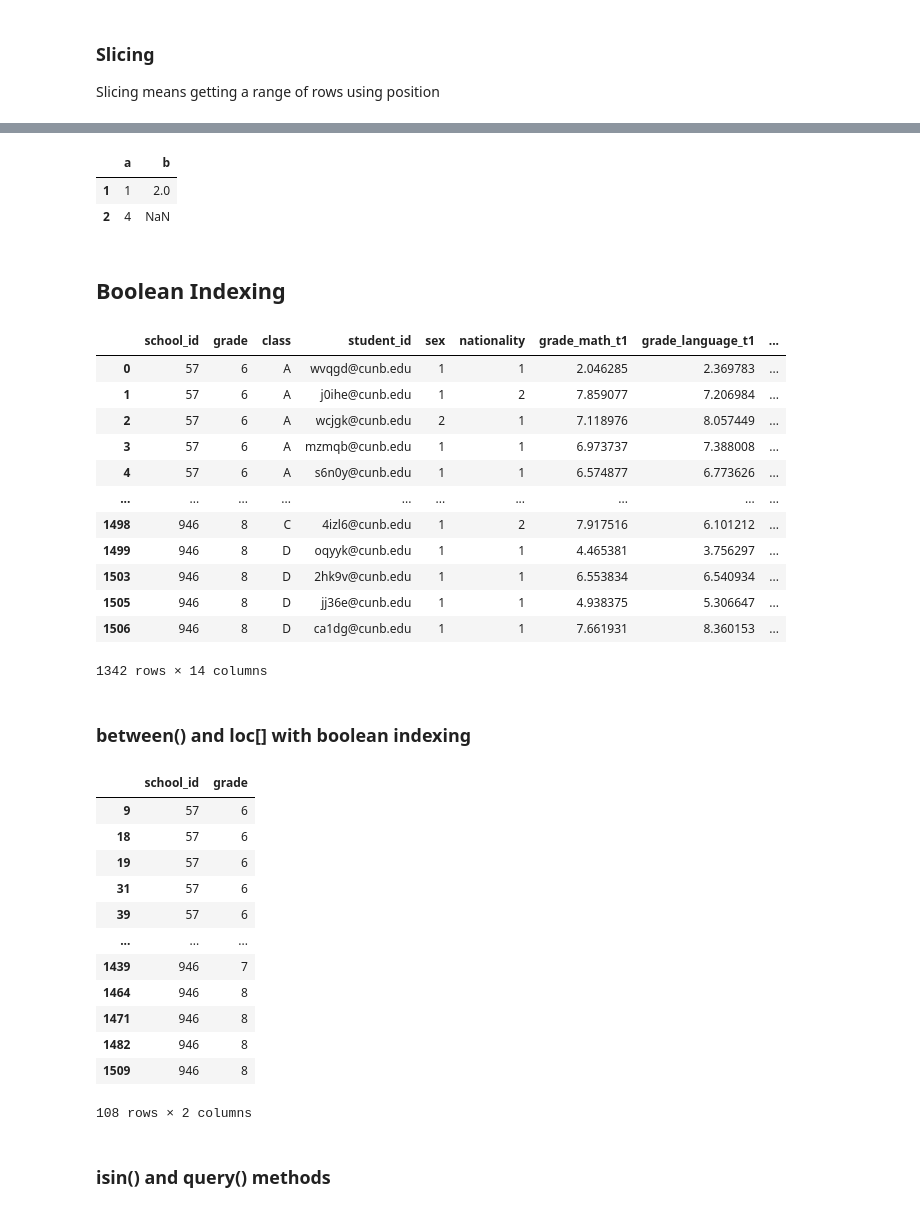
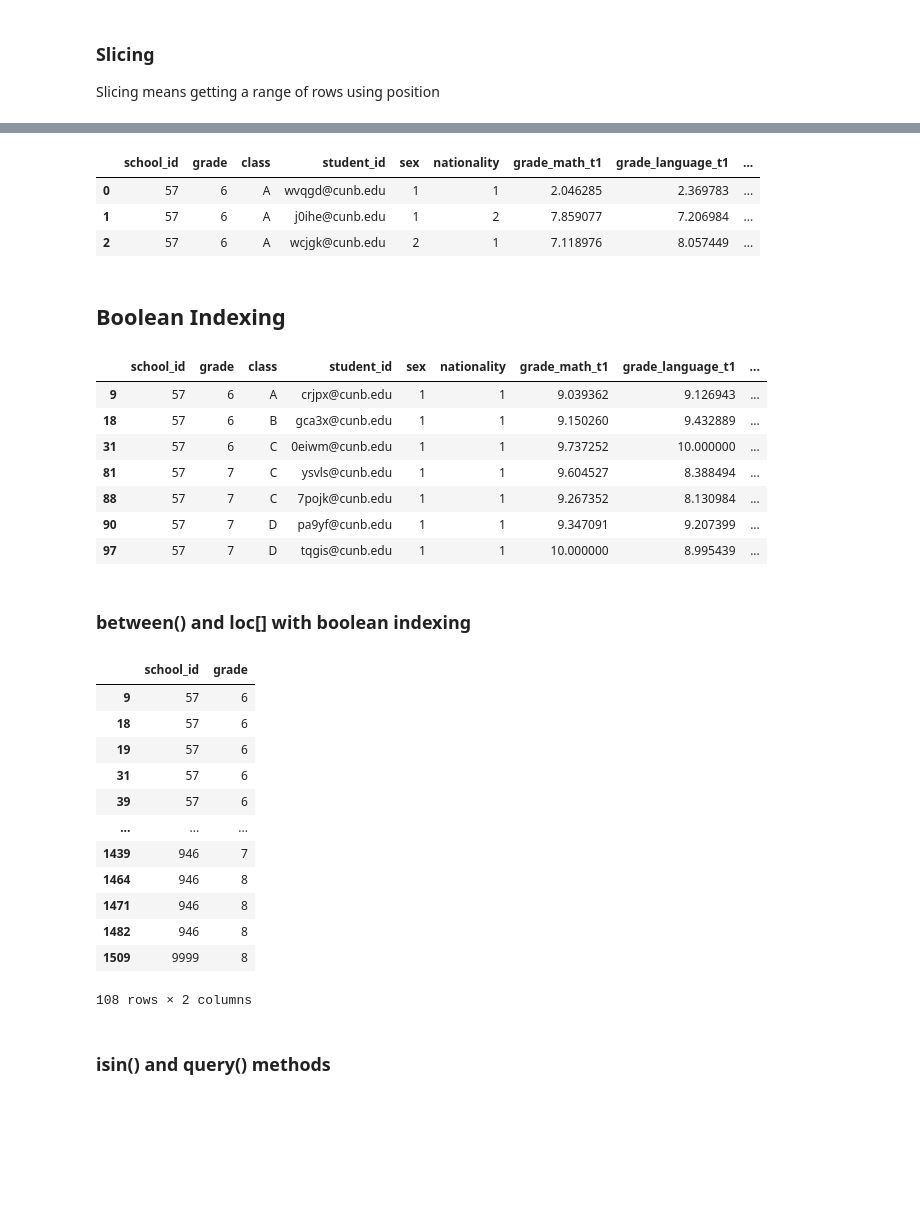
Before and after one commit to MaCoZu/python_notebooks, a Jupyter notebook: Pandas/02_Pandas_Selecting_Indexing_Filtering.ipynb, the cells around one changed output, grey strips where cells are left out. Cells and saved outputs as stored; diff of their text form; code cells hidden in the pictures; blank space fills up the shorter version.

```diff
--- a/Pandas/02_Pandas_Selecting_Indexing_Filtering.ipynb
+++ b/Pandas/02_Pandas_Selecting_Indexing_Filtering.ipynb
@@ -59,5 +59,6 @@ grade          8
 Name: 1509, dtype: object
 # %%
 # indexing by row/col name
+df.at[1509, "school_id"]  = 9999  # set value of single cell
 df.at[1509, "school_id"]  # single cell
 # %% [output]
@@ -65,4 +66,5 @@ np.int64(946)
 # %%
 # indexing by row/col position
+df.iat[1509, 3] = "eohgp-ws@cunb.edu" # update value of single cell
 df.iat[1509, 3] # row 1509, col 3 (email)
 # %% [output]
@@ -69,0 +72,11 @@ df.iat[1509, 3] # row 1509, col 3 (email)
+# %%
+df.loc[200:204]  # select rows by name sliced -> from : to
+df[200:204]  # select rows by index sliced -> from : to
+
+# names in the index
+df_id = df.set_index("student_id", drop=True)
+df_id.loc[['j0ihe@cunb.edu', 'mzmqb@cunb.edu']]
+# df_id.iloc[['j0ihe@cunb.edu', 'mzmqb@cunb.edu']] # does not work because iloc only accepts integer positions
+
+df_id[1:4]
+df_id.iloc[1:4]
@@ -141,33 +92,37 @@ Name: date_of_birth, Length: 1510, dtype: object
 # %%
+df.iloc[0:3]  # first 3 rows by index
+# slicing rows, columns
+df.loc[:2, ["sex", "school_id"]]  # slice of rows and selection of columns
+df.loc[:, "sex": "grade_language_t1"]  # get all row from col 'b' & 'c'
+df.loc[1:3, "sex": "grade_language_t1"]  # get rows from : to, of columns from:to
+df.loc[1:2, :]  # get rows - from : to & all columns
+df.iloc[:, -1]  # select last column by index
 df.iloc[0:3, :]  #  Slicing Rows and Columns by position
 df.iloc[:, 0:3]  # slice columns by index position.
 df.iloc[0:2, 1:3]  # slice row and columns by index position.
 df.iloc[:2, :2]  # row index 0 to index 1 (exclusive 2), column zero to one
 # %% [output]
-|  | a | b |
-| 1 | 1 | 2.0 |
-| 2 | 4 | NaN |
+|  | school_id | grade | class | student_id | sex | nationality | grade_math_t1 | grade_language_t1 | ... |
+| 0 | 57 | 6 | A | wvqgd@cunb.edu | 1 | 1 | 2.046285 | 2.369783 | ... |
+| 1 | 57 | 6 | A | j0ihe@cunb.edu | 1 | 2 | 7.859077 | 7.206984 | ... |
+| 2 | 57 | 6 | A | wcjgk@cunb.edu | 2 | 1 | 7.118976 | 8.057449 | ... |
 # %% [markdown]
 ## Boolean Indexing
 # %%
 # df[df["school_id"] == 57]
-df[(df["grade_math_t1"] > 9) & (df["school_id"] == 57)]
-df[df["school_id"].isin([57, 141])]
-df[df["date_of_birth"]>"1995-01-01"]
+df[df["school_id"].isin([57, 141])] # multiple values in a column
+df[df["date_of_birth"]>"1995-01-01"] # greater than
+df[(df["grade_math_t1"] > 9) | (df["school_id"] == 57)] # or
+df[(df["grade_math_t1"] > 9) & (df["school_id"] == 57)] # and
 # %% [output]
 |  | school_id | grade | class | student_id | sex | nationality | grade_math_t1 | grade_language_t1 | ... |
-| 0 | 57 | 6 | A | wvqgd@cunb.edu | 1 | 1 | 2.046285 | 2.369783 | ... |
-| 1 | 57 | 6 | A | j0ihe@cunb.edu | 1 | 2 | 7.859077 | 7.206984 | ... |
-| 2 | 57 | 6 | A | wcjgk@cunb.edu | 2 | 1 | 7.118976 | 8.057449 | ... |
-| 3 | 57 | 6 | A | mzmqb@cunb.edu | 1 | 1 | 6.973737 | 7.388008 | ... |
-| 4 | 57 | 6 | A | s6n0y@cunb.edu | 1 | 1 | 6.574877 | 6.773626 | ... |
-| ... | ... | ... | ... | ... | ... | ... | ... | ... | ... |
-| 1498 | 946 | 8 | C | 4izl6@cunb.edu | 1 | 2 | 7.917516 | 6.101212 | ... |
-| 1499 | 946 | 8 | D | oqyyk@cunb.edu | 1 | 1 | 4.465381 | 3.756297 | ... |
-| 1503 | 946 | 8 | D | 2hk9v@cunb.edu | 1 | 1 | 6.553834 | 6.540934 | ... |
-| 1505 | 946 | 8 | D | jj36e@cunb.edu | 1 | 1 | 4.938375 | 5.306647 | ... |
-| 1506 | 946 | 8 | D | ca1dg@cunb.edu | 1 | 1 | 7.661931 | 8.360153 | ... |
+| 9 | 57 | 6 | A | crjpx@cunb.edu | 1 | 1 | 9.039362 | 9.126943 | ... |
+| 18 | 57 | 6 | B | gca3x@cunb.edu | 1 | 1 | 9.150260 | 9.432889 | ... |
+| 31 | 57 | 6 | C | 0eiwm@cunb.edu | 1 | 1 | 9.737252 | 10.000000 | ... |
+| 81 | 57 | 7 | C | ysvls@cunb.edu | 1 | 1 | 9.604527 | 8.388494 | ... |
+| 88 | 57 | 7 | C | 7pojk@cunb.edu | 1 | 1 | 9.267352 | 8.130984 | ... |
+| 90 | 57 | 7 | D | pa9yf@cunb.edu | 1 | 1 | 9.347091 | 9.207399 | ... |
+| 97 | 57 | 7 | D | tqgis@cunb.edu | 1 | 1 | 10.000000 | 8.995439 | ... |
-1342 rows × 14 columns
 # %% [markdown]
 ### between() and loc[] with boolean indexing
 # %%
@@ -177,6 +132,7 @@ df[df["grade_language_t1"].between(8.6, 8.7)]
 
 # loc with boolean indexing and choosing columns
 df.loc[df.grade_language_t1 > 9, ["school_id", "grade"]]
+df[df.grade_language_t1 > 9][["school_id", "grade"]]
 # %% [output]
 |  | school_id | grade |
 | 9 | 57 | 6 |
@@ -189,7 +145,7 @@ df.loc[df.grade_language_t1 > 9, ["school_id", "grade"]]
 | 1464 | 946 | 8 |
 | 1471 | 946 | 8 |
 | 1482 | 946 | 8 |
-| 1509 | 946 | 8 |
+| 1509 | 9999 | 8 |
 108 rows × 2 columns
 # %% [markdown]
 ### isin() and query() methods
```
Also changed, not shown: parts of 20 cells of this notebook, 6 other files.
